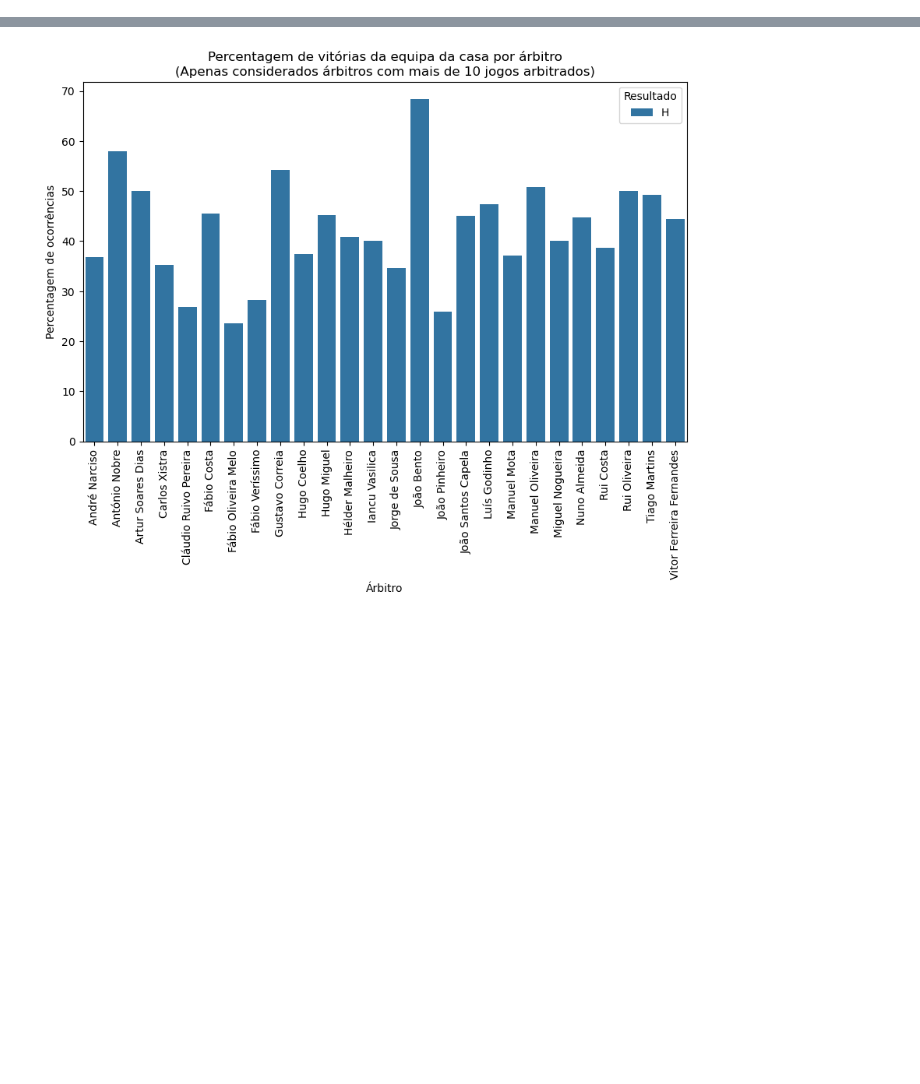
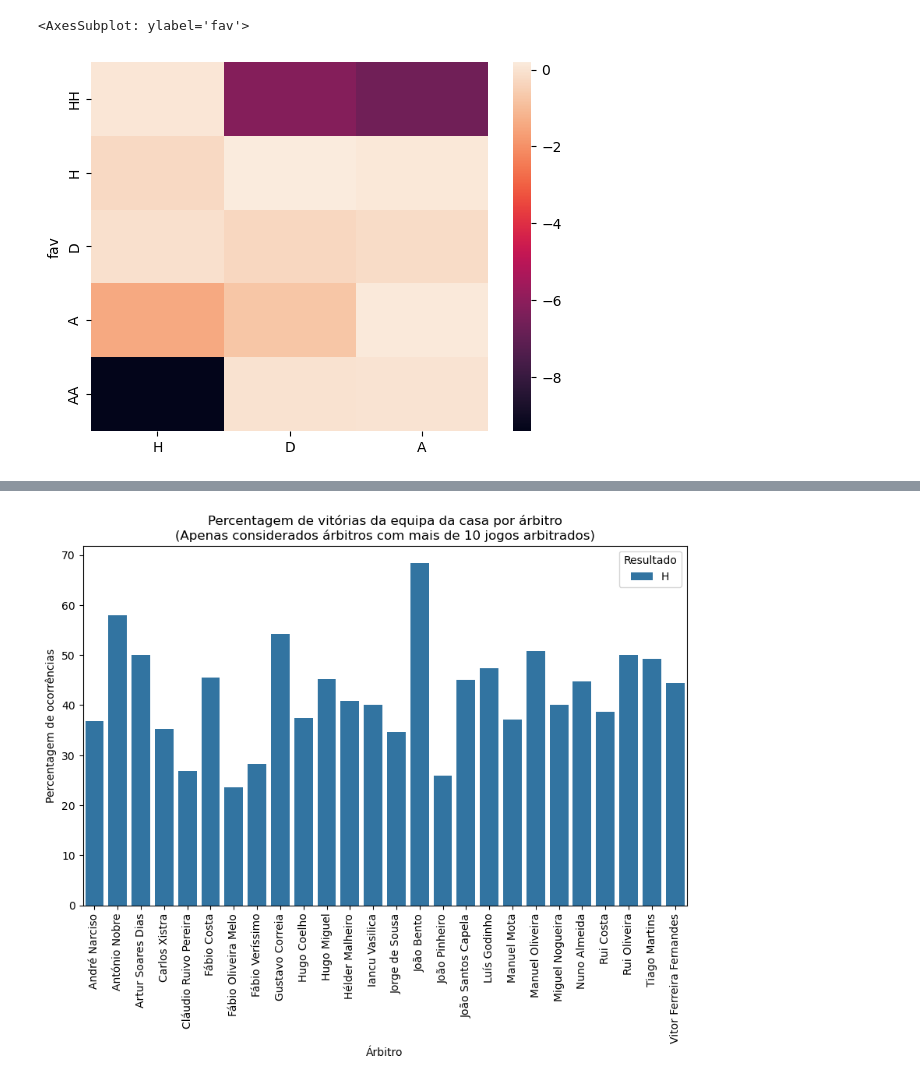
Before and after one commit to JoaoCaldas122/datamining-tp, a Jupyter notebook: TH.ipynb, the cells around one changed output, grey strips where cells are left out. Drawn from its saved outputs; the diff is of its cells as text; code cells hidden in the pictures; blank space fills up the shorter version.

```diff
--- a/TH.ipynb
+++ b/TH.ipynb
@@ -54,0 +69,10 @@ treino.loc[treino['dif']<0, 'result'] = 'A'
+# %%
+import seaborn as sns
+#Fazer reverse ao cmap
+
+order = ['H', 'D', 'A']
+
+sns.heatmap(treino[['fav','B365H','B365D','B365A']].groupby('fav').mean().rename({'B365H': 'H','B365D': 'D', 'B365A': 'A'}, axis=1) - result.unstack()[order].reindex(['HH', 'H', 'D', 'A', 'AA']))
+# %% [output]
+<AxesSubplot: ylabel='fav'>
+[figure, added]
```
Also changed, not shown: parts of 11 cells of this notebook, 1 other file.
